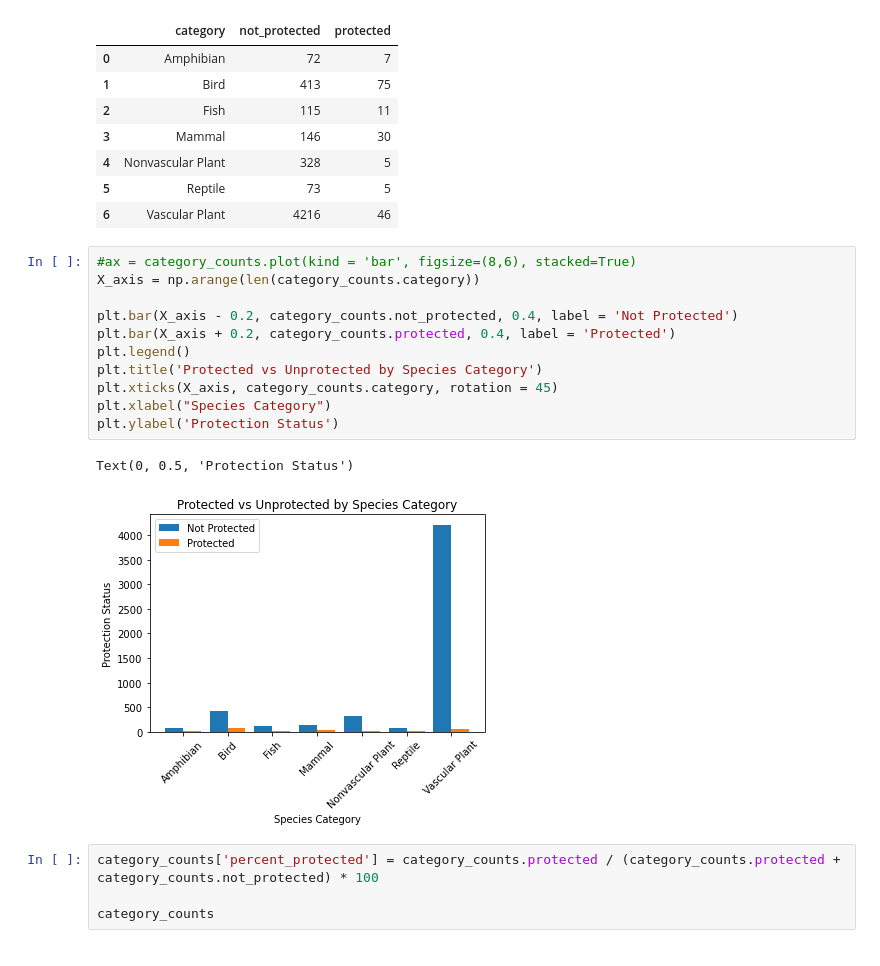
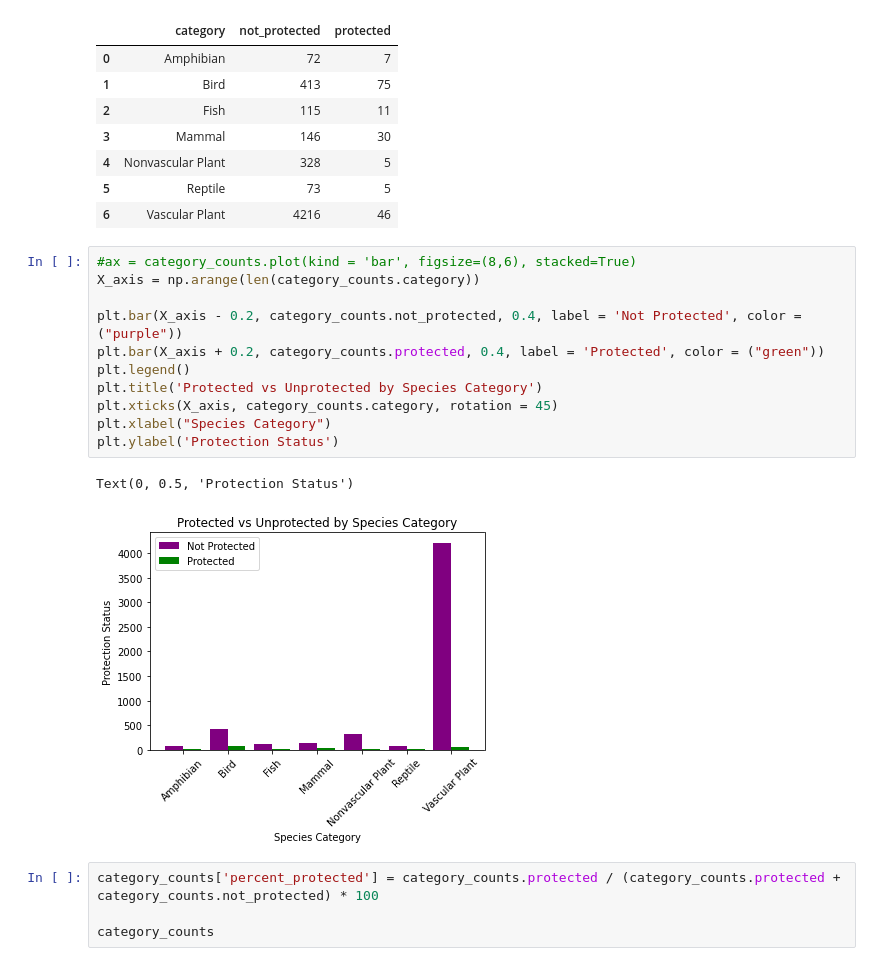
Before and after one commit to h-ostcode/Biodiversity-in-National-Parks, a Jupyter notebook: biodiversity.ipynb, the cells around one changed output. Cells and saved outputs as stored; diff of their text form.

```diff
--- a/biodiversity.ipynb
+++ b/biodiversity.ipynb
@@ -240,17 +240,17 @@ category_counts
 # %%
 #ax = category_counts.plot(kind = 'bar', figsize=(8,6), stacked=True)
 X_axis = np.arange(len(category_counts.category))
 
-plt.bar(X_axis - 0.2, category_counts.not_protected, 0.4, label = 'Not Protected')
-plt.bar(X_axis + 0.2, category_counts.protected, 0.4, label = 'Protected')
+plt.bar(X_axis - 0.2, category_counts.not_protected, 0.4, label = 'Not Protected', color = ("purple"))
+plt.bar(X_axis + 0.2, category_counts.protected, 0.4, label = 'Protected', color = ("green"))
 plt.legend()
 plt.title('Protected vs Unprotected by Species Category')
 plt.xticks(X_axis, category_counts.category, rotation = 45)
 plt.xlabel("Species Category")
 plt.ylabel('Protection Status')
 # %% [output]
 Text(0, 0.5, 'Protection Status')
-[figure, old version]
+[figure, new version]
 # %%
 category_counts['percent_protected'] = category_counts.protected / (category_counts.protected + category_counts.not_protected) * 100
 
```
Also changed, not shown: parts of 15 cells of this notebook.
